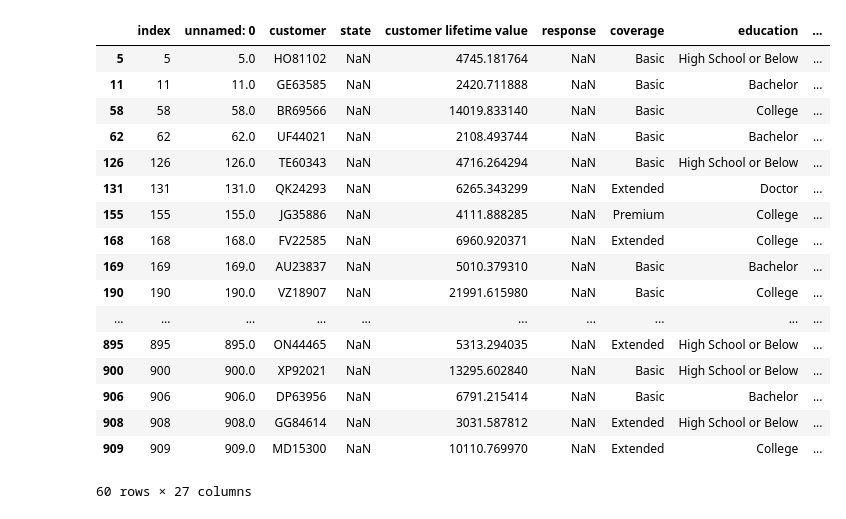
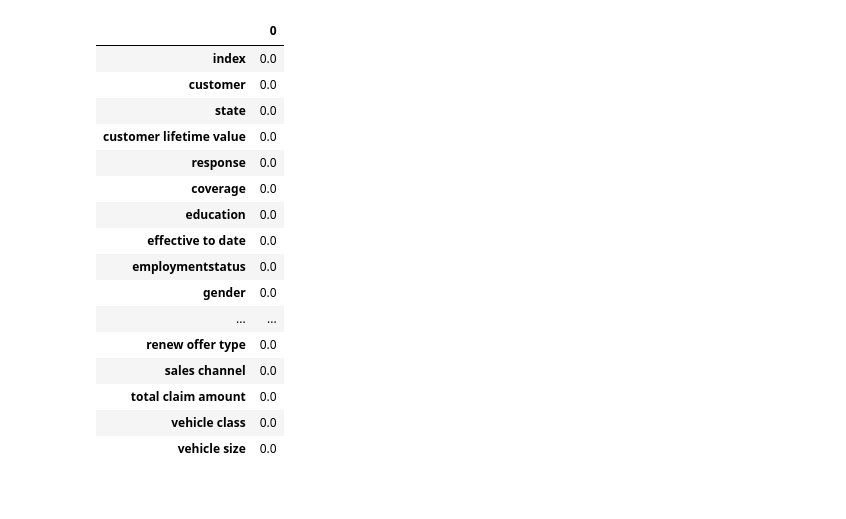
Before and after one commit to tanyaz80/lab-customer-analysis-round-2, a Jupyter notebook: solution.ipynb, the cells around one changed output. Saved outputs shown, nothing was run; the diff lists cells and outputs as text; code cells hidden in the pictures.

```diff
--- a/solution.ipynb
+++ b/solution.ipynb
@@ -130,4 +168,13 @@ filedrop=filedrop.reset_index()
 # %%
-filedrop[filedrop['vehicle class'].isna()==True].head(60) #we see first 60 rows with NaN in vehicle class
-#By observing this table, we can see that vehicle class and vehicle size miss the information together.
+
+#filedrop2 = filedrop1.dropna() If I drop all na elements, I got half data - shape of new data - (4543, 26).Too bad.
+#As objects are harder to predict, and I could see before that vehicle class missing data at the same time as
+#vehicle size, I am dropping 'vehicle class'.
+#As well I decided to drop the rows with state(it's same rows that responses were missins)
+#filedrop2 = filedrop1[filedrop1['vehicle class'].isna()==False] # Since these nulls are not a lot, we can filter them
+rows_to_drop = filedrop1[filedrop1['vehicle class'].isna()==True].index
+
+filedrop2 = filedrop1.drop(rows_to_drop, axis=0)
+print(filedrop2.shape) #10288,25
+display(filedrop2.head())
 # %% [output]
@@ -151,0 +189,7 @@ filedrop[filedrop['vehicle class'].isna()==True].head(60) #we see first 60 rows
+# %%
+rows_to_drop = filedrop2[filedrop2['state'].isna()==True].index
+#rows_to_drop1 = filedrop1[filedrop1['state'].isna()==True].index
+
+filedrop3 = filedrop2.drop(rows_to_drop, axis=0)
+print(filedrop3.shape) #9688,25
+display(filedrop3.head())
@@ -159,26 +230,38 @@ array([ 0., nan,  3.,  1.,  2.,  4.,  5.])
+# %%
+
+mean_number_of_open_complaints = int(filedrop3['number of open complaints'].mean())
+mean_number_of_open_complaints #0.38 is close to 0
+filedrop3['number of open complaints'] = filedrop3['number of open complaints'].fillna(mean_number_of_open_complaints)
+# %%
+
+filedrop3['months since last claim'].unique()
+# array(array([ 7.,  3., 34., 10., nan,  8., 35., 33., 19., 13., 24., 25.,  6.,
+#       20., 26.,  5., 14.,  9., 29., 11.,  1., 18., 16., 30., 12.,  2.,
+#       4., 22., 31., 21., 28., 17., 15., 32., 23., 27.,  0.]))
+
+mean_number_months_since_last_claim = int(filedrop3['months since last claim'].mean())
+mean_number_months_since_last_claim #15.097 becomes 15
+filedrop3['months since last claim'] = filedrop3['months since last claim'].fillna(mean_number_months_since_last_claim)
 # %%
-filedrop[filedrop['state'].isna()==True].head(60)
-#filedrop['state'].unique() # array(['Arizona', 'California', 'Washington', 'Oregon', nan, 'Nevada'],
-
-#filedrop['number of open complaints'].nunique() #6
-#I am afraid to replace nan with other possible variables. So I think we should keep it
-#state nan is connected with response nan.
+nulls_data = pd.DataFrame(round(filedrop3.isna().sum()/len(filedrop3),4)*100) # shows the percentage of null values in a column
+#nulls_data = nulls_data.reset_index()
+display(nulls_data)
+#Clean!!!!
 # %% [output]
-|  | index | unnamed: 0 | customer | state | customer lifetime value | response | coverage | education | ... |
-| 5 | 5 | 5.0 | HO81102 | NaN | 4745.181764 | NaN | Basic | High School or Below | ... |
-| 11 | 11 | 11.0 | GE63585 | NaN | 2420.711888 | NaN | Basic | Bachelor | ... |
-| 58 | 58 | 58.0 | BR69566 | NaN | 14019.833140 | NaN | Basic | College | ... |
-| 62 | 62 | 62.0 | UF44021 | NaN | 2108.493744 | NaN | Basic | Bachelor | ... |
-| 126 | 126 | 126.0 | TE60343 | NaN | 4716.264294 | NaN | Basic | High School or Below | ... |
-| 131 | 131 | 131.0 | QK24293 | NaN | 6265.343299 | NaN | Extended | Doctor | ... |
-| 155 | 155 | 155.0 | JG35886 | NaN | 4111.888285 | NaN | Premium | College | ... |
-| 168 | 168 | 168.0 | FV22585 | NaN | 6960.920371 | NaN | Extended | College | ... |
-| 169 | 169 | 169.0 | AU23837 | NaN | 5010.379310 | NaN | Basic | Bachelor | ... |
-| 190 | 190 | 190.0 | VZ18907 | NaN | 21991.615980 | NaN | Basic | College | ... |
-| ... | ... | ... | ... | ... | ... | ... | ... | ... | ... |
-| 895 | 895 | 895.0 | ON44465 | NaN | 5313.294035 | NaN | Extended | High School or Below | ... |
-| 900 | 900 | 900.0 | XP92021 | NaN | 13295.602840 | NaN | Basic | High School or Below | ... |
-| 906 | 906 | 906.0 | DP63956 | NaN | 6791.215414 | NaN | Basic | Bachelor | ... |
-| 908 | 908 | 908.0 | GG84614 | NaN | 3031.587812 | NaN | Extended | High School or Below | ... |
-| 909 | 909 | 909.0 | MD15300 | NaN | 10110.769970 | NaN | Extended | College | ... |
+|  | 0 |
+| index | 0.0 |
+| customer | 0.0 |
+| state | 0.0 |
+| customer lifetime value | 0.0 |
+| response | 0.0 |
+| coverage | 0.0 |
+| education | 0.0 |
+| effective to date | 0.0 |
+| employmentstatus | 0.0 |
+| gender | 0.0 |
+| ... | ... |
+| renew offer type | 0.0 |
+| sales channel | 0.0 |
+| total claim amount | 0.0 |
+| vehicle class | 0.0 |
+| vehicle size | 0.0 |
-60 rows × 27 columns
```
Also changed, not shown: parts of 14 cells of this notebook.
